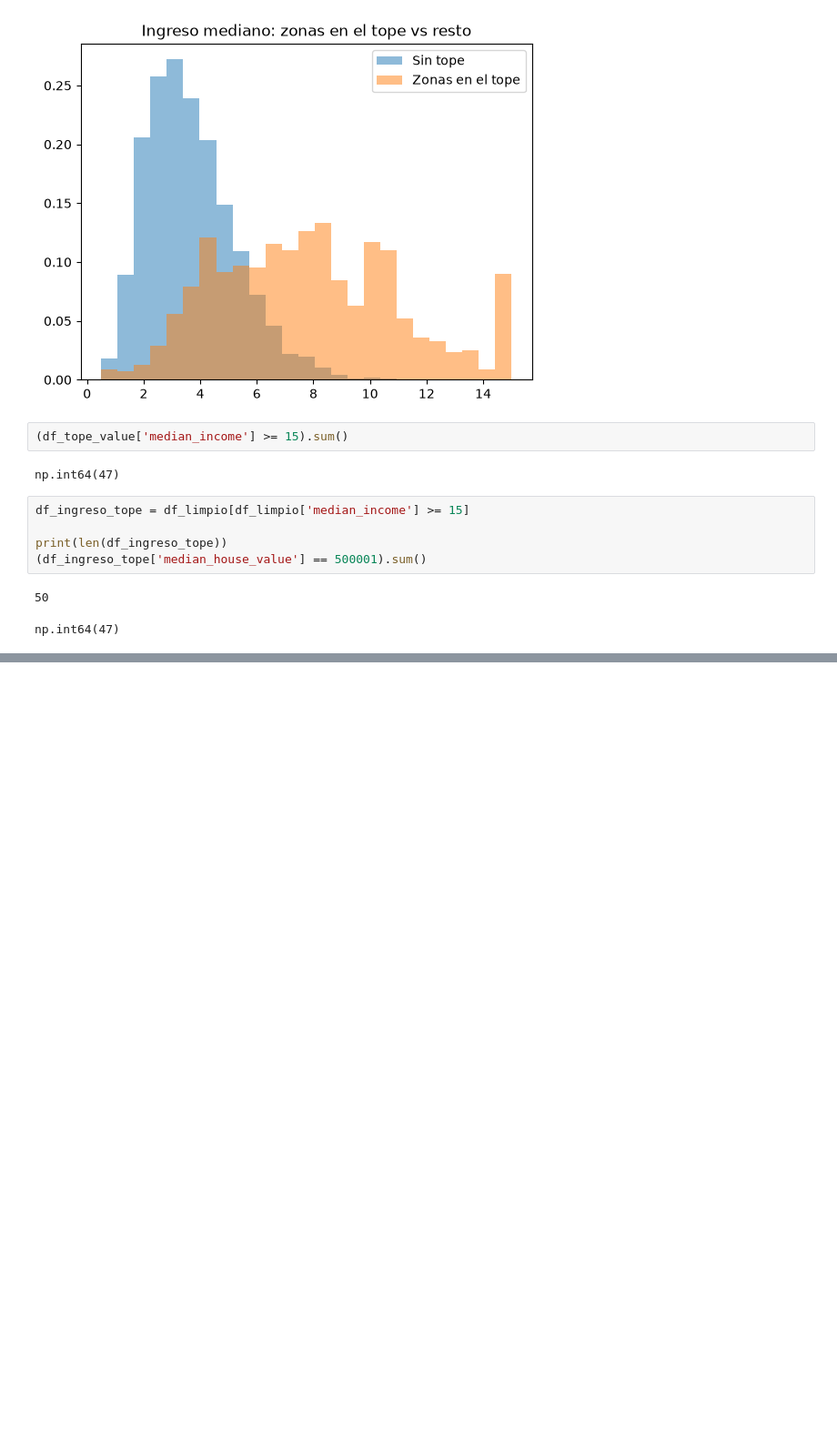
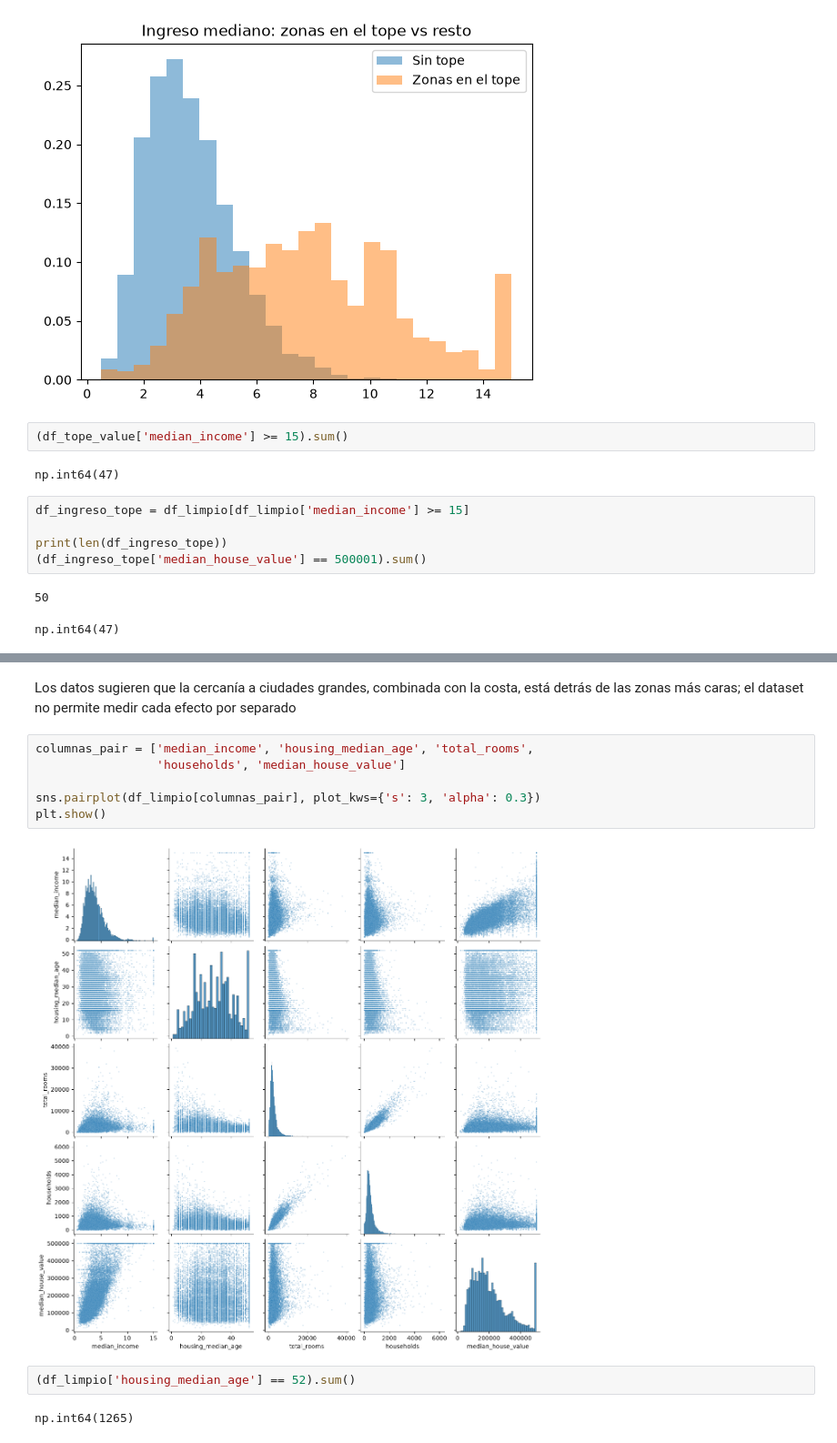
Before and after one commit to CarlosScura/reto-para-magos-de-datos, a Jupyter notebook: 01_california.ipynb, the cells around one changed output, grey strips where cells are left out. Shown at 91% size. Drawn from its saved outputs; the diff is of its cells as text; blank space fills up the shorter version.

```diff
--- a/01_california.ipynb
+++ b/01_california.ipynb
@@ -321,0 +362,14 @@ np.int64(47)
+# %% [markdown]
+Los datos sugieren que la cercanía a ciudades grandes, combinada con la costa, está detrás de las zonas más caras; el dataset no permite medir cada efecto por separado
+# %%
+columnas_pair = ['median_income', 'housing_median_age', 'total_rooms',
+                 'households', 'median_house_value']
+
+sns.pairplot(df_limpio[columnas_pair], plot_kws={'s': 3, 'alpha': 0.3})
+plt.show()
+# %% [output]
+[figure, added]
+# %%
+(df_limpio['housing_median_age'] == 52).sum()
+# %% [output]
+np.int64(1265)
```
Also changed, not shown: parts of 10 cells of this notebook, 1 other file.
